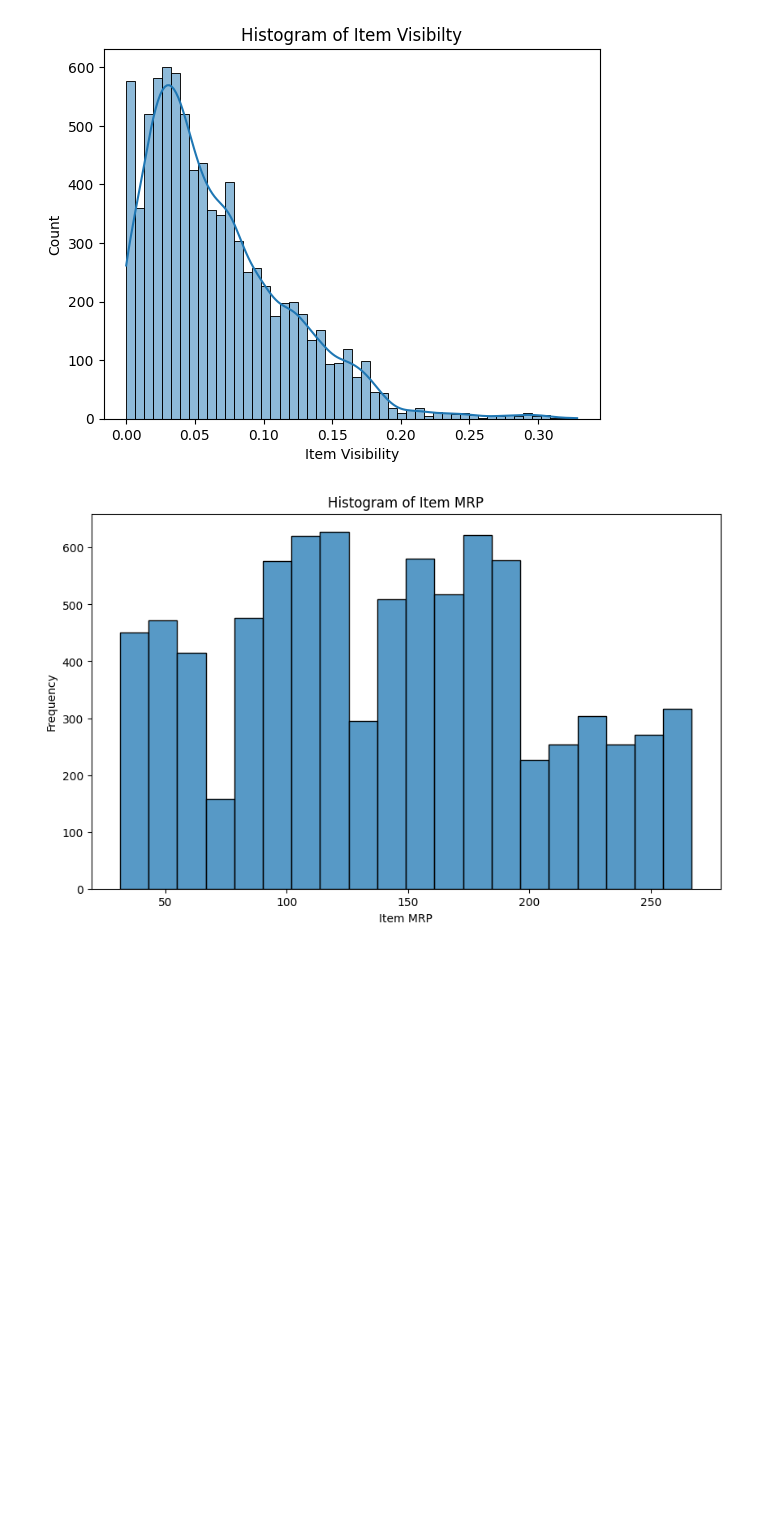
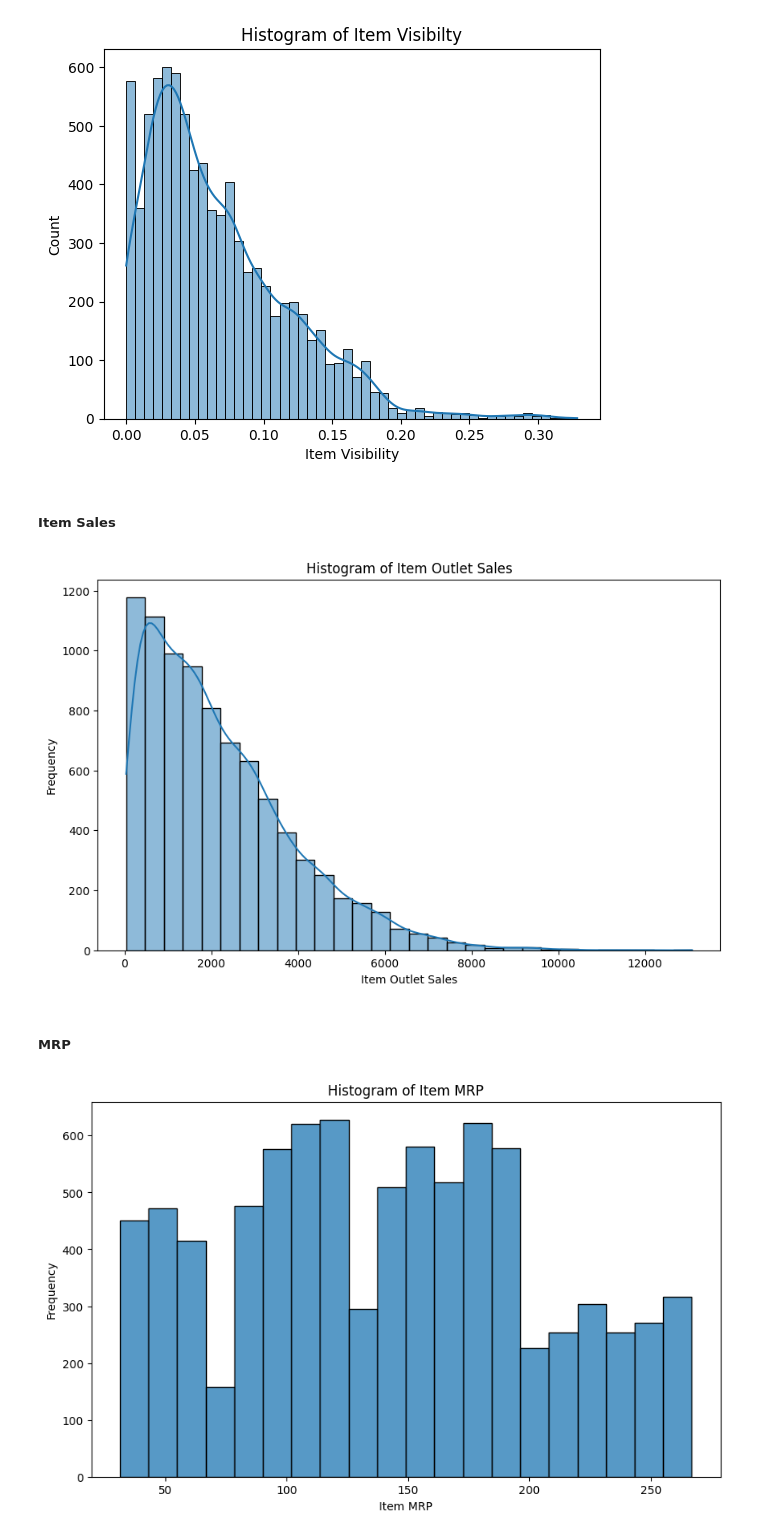
Before and after one commit to chrishunt11/Sales-Prediction-Model, a Jupyter notebook: Prediction_of_Product_Sales.ipynb, the cells around one changed output. Saved outputs shown, nothing was run; the diff lists cells and outputs as text; code cells hidden in the pictures; blank space fills up the shorter version.

```diff
--- a/Prediction_of_Product_Sales.ipynb
+++ b/Prediction_of_Product_Sales.ipynb
@@ -371,6 +383,23 @@ ax.set_xlabel('Item Visibility')
 ax.set_ylabel('Count');
 # %% [output]
 [figure]
+# %% [markdown]
+##### Item Sales
+# %%
+# changing the size of the figure
+plt.figure(figsize=(10, 6))
+
+# creating hisogram of item outlet sales
+ax = sns.histplot(data=df, x='Item_Outlet_Sales', bins=30, kde=True)
+
+# setting the x label, y label, and title
+ax.set_xlabel('Item Outlet Sales')
+ax.set_ylabel('Frequency')
+ax.set_title('Histogram of Item Outlet Sales');
+# %% [output]
+[figure, added]
+# %% [markdown]
+##### MRP
 # %%
 # changing the size of the figure
 plt.figure(figsize=(10, 6))
```
Also changed, not shown: parts of 23 cells of this notebook.
